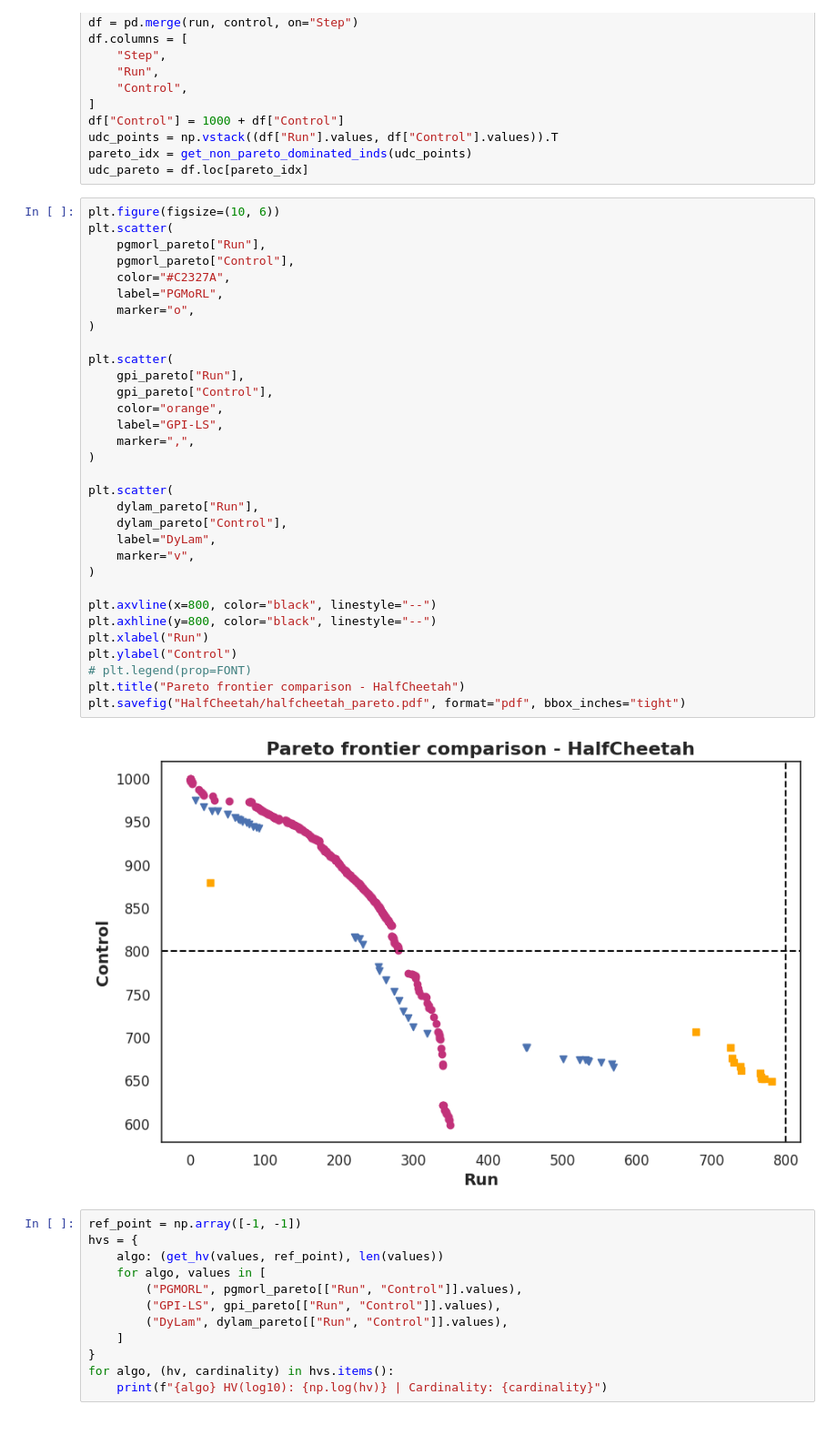
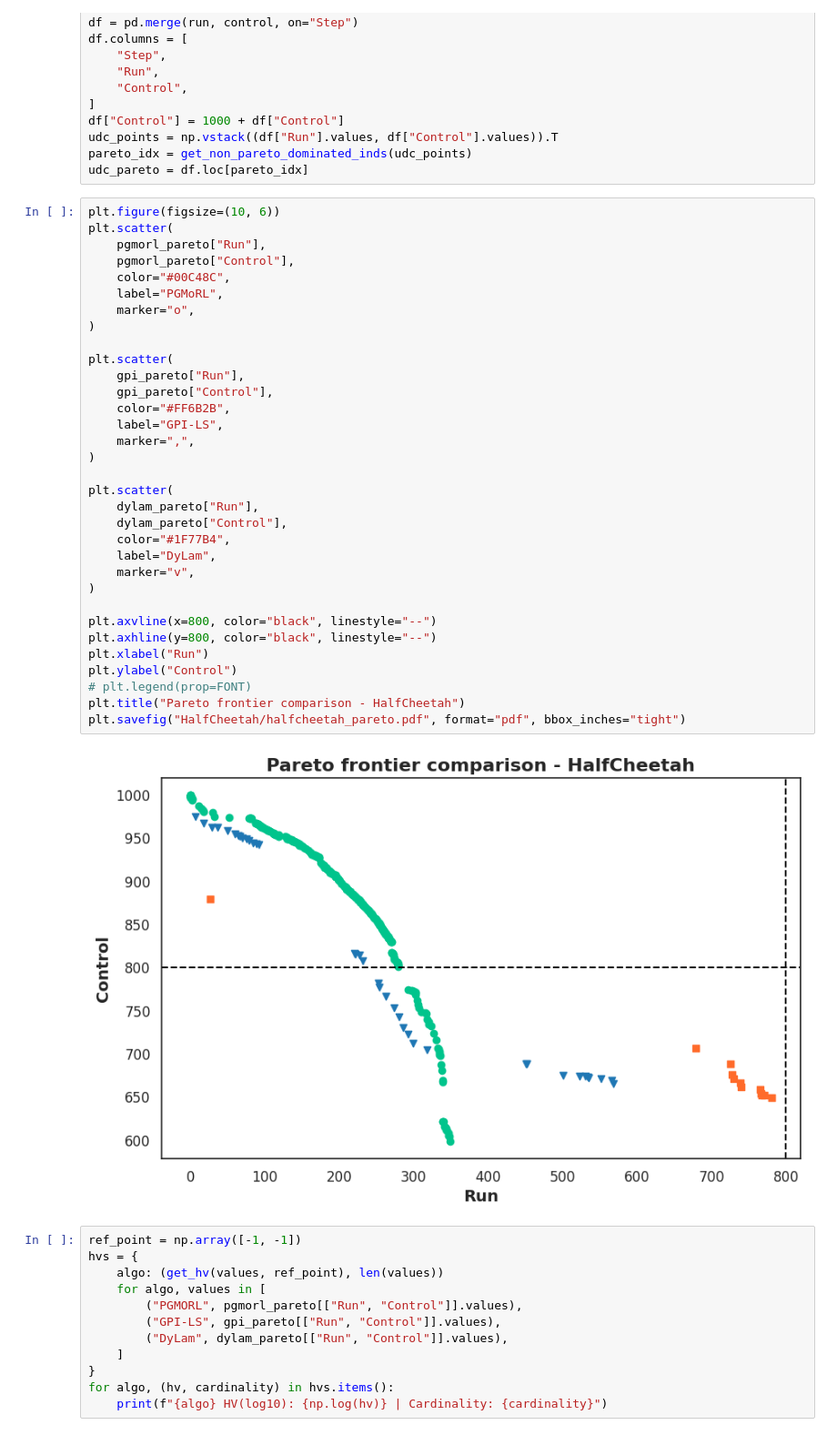
Before and after one commit to goncamateus/dylam, a Jupyter notebook: result_analysis/pareto.ipynb, the cells around one changed output. Shown at 91% size. Cells and saved outputs as stored; diff of their text form.

```diff
--- a/result_analysis/pareto.ipynb
+++ b/result_analysis/pareto.ipynb
@@ -120,36 +120,37 @@ udc_pareto = df.loc[pareto_idx]
 plt.figure(figsize=(10, 6))
 plt.scatter(
     pgmorl_pareto["Run"],
     pgmorl_pareto["Control"],
-    color="#C2327A",
+    color="#00C48C",
     label="PGMoRL",
     marker="o",
 )
 
 plt.scatter(
     gpi_pareto["Run"],
     gpi_pareto["Control"],
-    color="orange",
+    color="#FF6B2B",
     label="GPI-LS",
     marker=",",
 )
 
 plt.scatter(
     dylam_pareto["Run"],
     dylam_pareto["Control"],
+    color="#1F77B4",
     label="DyLam",
     marker="v",
 )
 
 plt.axvline(x=800, color="black", linestyle="--")
 plt.axhline(y=800, color="black", linestyle="--")
 plt.xlabel("Run")
 plt.ylabel("Control")
 # plt.legend(prop=FONT)
 plt.title("Pareto frontier comparison - HalfCheetah")
 plt.savefig("HalfCheetah/halfcheetah_pareto.pdf", format="pdf", bbox_inches="tight")
 # %% [output]
-[figure, old version]
+[figure, new version]
 # %%
 ref_point = np.array([-1, -1])
 hvs = {
```
Also changed, not shown: 48 other files.
